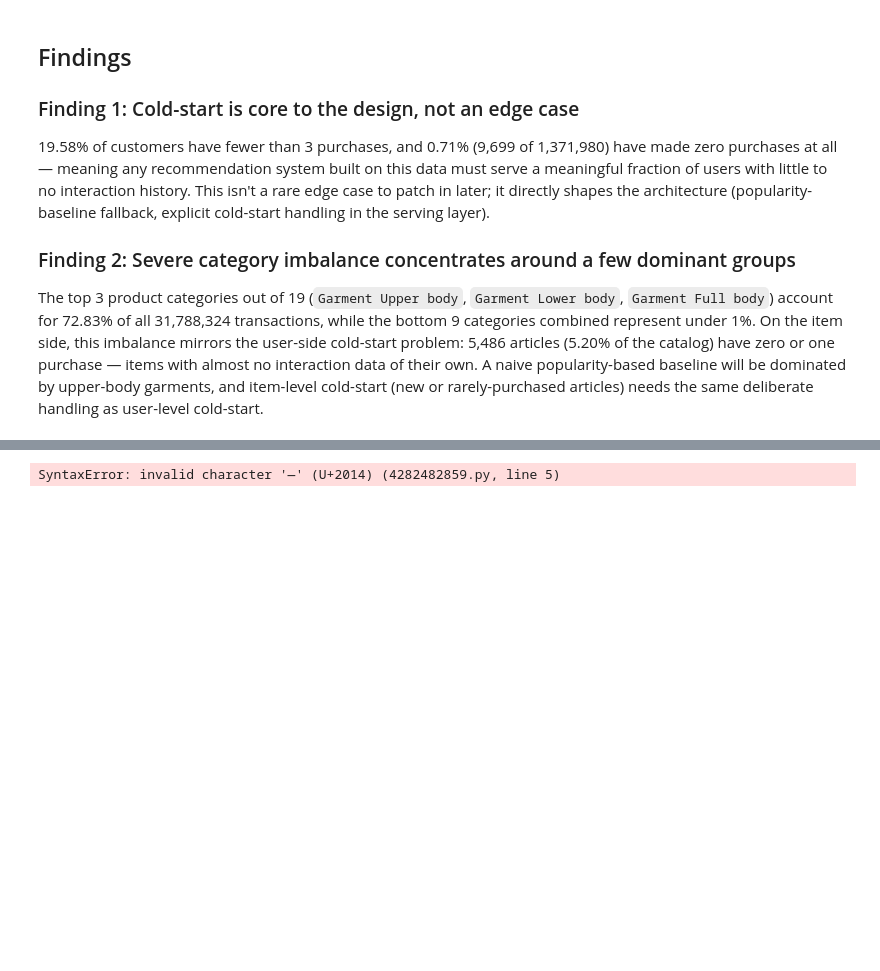
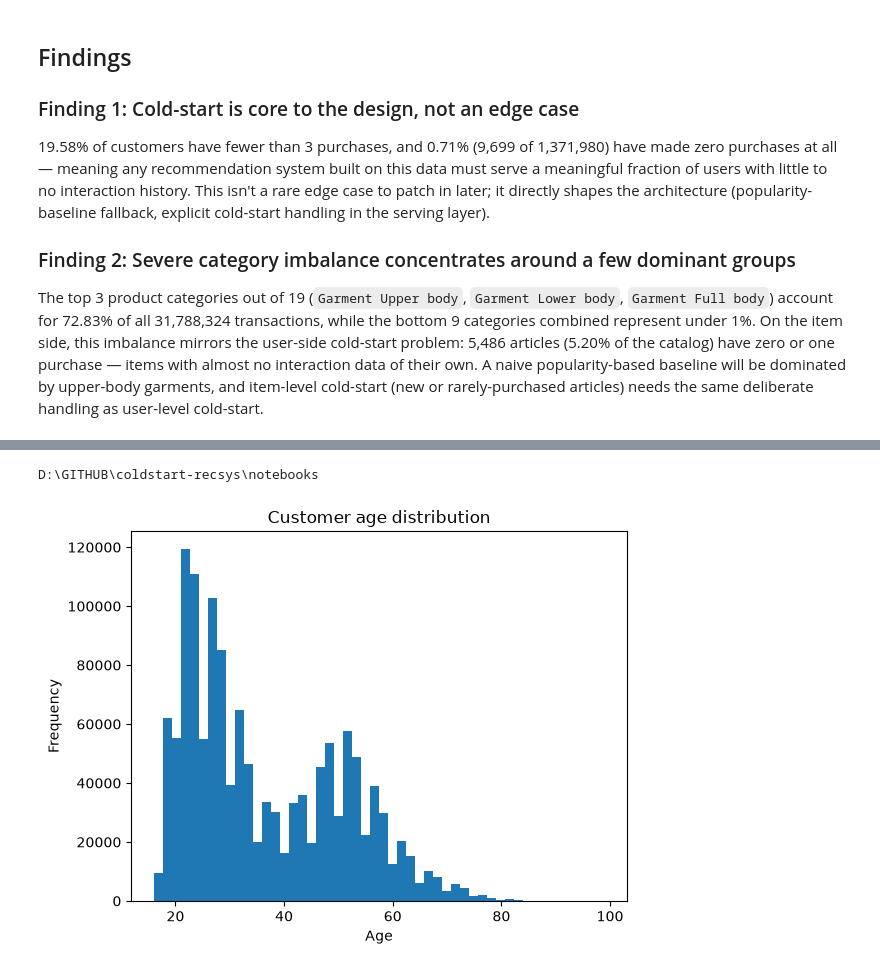
Before and after one commit to GilbertWO/coldstart-recsys, a Jupyter notebook: notebooks/eda.ipynb, the cells around one changed output, grey strips where cells are left out. Cells and saved outputs as stored; diff of their text form; code cells hidden in the pictures; blank space fills up the shorter version.

Commit message:
eda: customer age distribution + FN/Active opt-in flag findings

```diff
--- a/notebooks/eda.ipynb
+++ b/notebooks/eda.ipynb
@@ -251,16 +259,11 @@ print(f"Cold-start ratio (among ALL registered customers): {cold_start_all_regis
-# %%
-# coldstart-recsys
-Recommendation engine (ALS + learning-to-rank) trained on real e-commerce transactions, served via Spring Boot + Redis, with explicit cold-start handling for new users.
-
-## Dataset
-[H&M Personalized Fashion Recommendations](https://www.kaggle.com/competitions/h-and-m-personalized-fashion-recommendations) — 1,371,980 registered customers, 31,788,324 transactions in `transactions_train.csv`.
-
-## EDA Findings
-
-**1. User-level cold start is the dominant case, not an edge case.**
-19.58% of all 1,371,980 registered customers — including 9,699 (0.71%) who registered but never made a single purchase — have fewer than 3 purchases in the training window. Repeat-purchase rate (customers with more than 1 purchase) is 89.71%. Cold-start handling has to be a first-class part of the design, not a fallback bolted on afterward.
-
-**2. Item-level imbalance mirrors the user-level problem.**
-The top 3 product categories out of 19 (Garment Upper body, Garment Lower body, Garment Full body) account for 72.83% of all transactions, while the bottom 9 categories combined represent under 1%. 5,486 articles (5.20% of the catalog) have zero or one purchase. A naive popularity-based baseline will be dominated by upper-body garments, and item-level cold start (new or rarely-purchased articles) needs the same deliberate handling as user-level cold start.
-# %% [output]
-SyntaxError: invalid character '—' (U+2014) (4282482859.py, line 5)
+# %%
+import os
+print(os.getcwd())
+
+customers["age"].plot(kind="hist", bins=50, title="Customer age distribution")
+plt.xlabel("Age")
+plt.savefig("customer_age_hist.png", dpi=150)
+plt.show()
+# %% [output]
+D:\GITHUB\coldstart-recsys\notebooks
+[figure, added]
```
Also changed, not shown: parts of 3 cells of this notebook, 2 other files.
